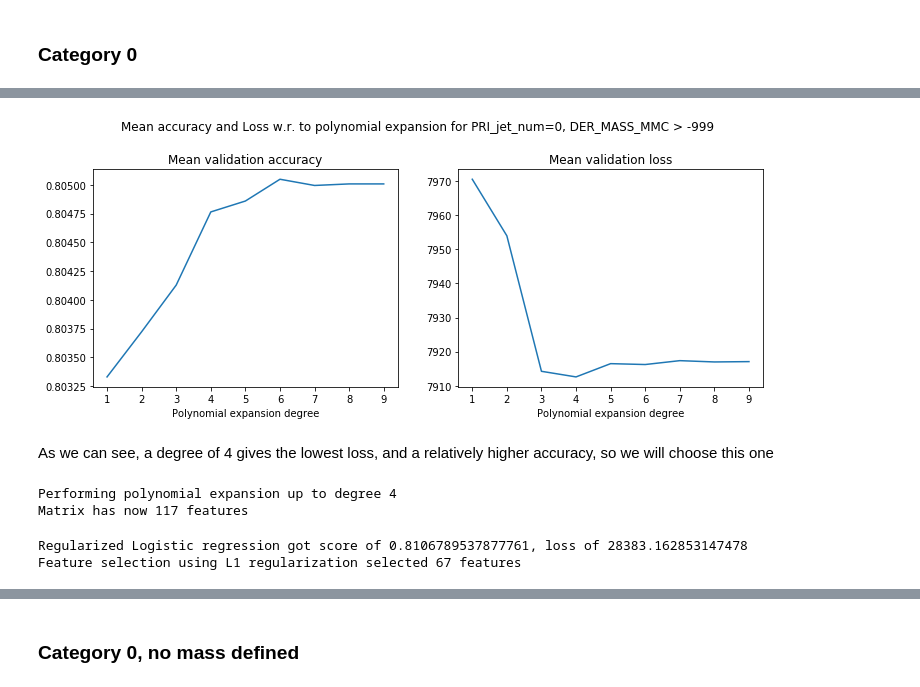
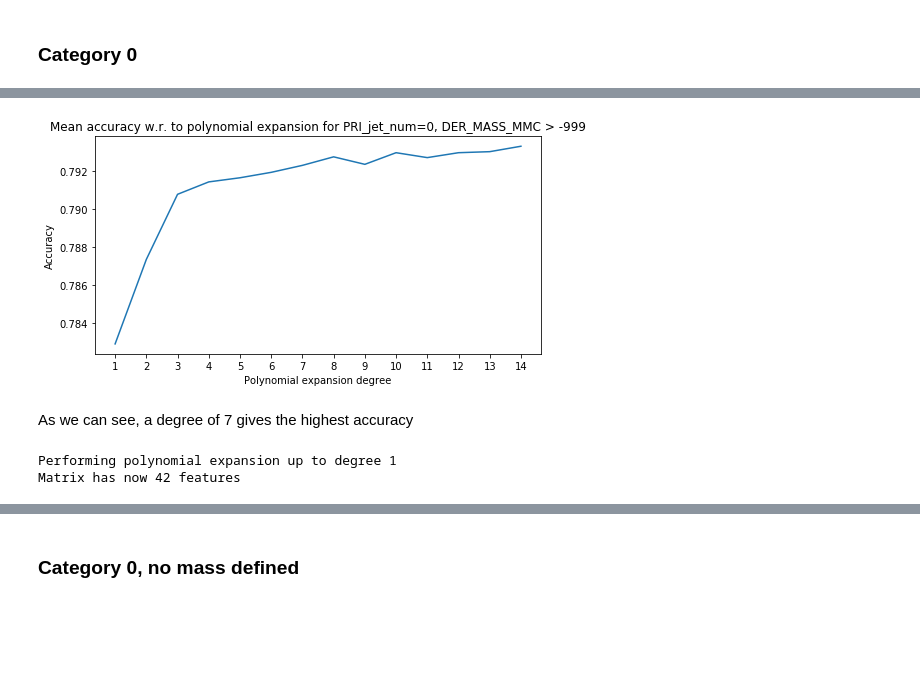
Before and after one commit to ehoelzl/ML_course, a Jupyter notebook: projects/project1/scripts/project1.ipynb, the cells around one changed output, grey strips where cells are left out. Drawn from its saved outputs; the diff is of its cells as text; code cells hidden in the pictures; blank space fills up the shorter version.

```diff
--- a/projects/project1/scripts/project1.ipynb
+++ b/projects/project1/scripts/project1.ipynb
@@ -120,2 +121,0 @@ The first thing to do, since we have 30 features, is to try and grasp which of t
-# %%
-tX_0, matrix_0 = perform_pca(tX_0, headers, pca_threshold, True, None, print_=True)
@@ -133,20 +122,14 @@ We can see that 13 features explain 99.0% of the cumulative variance
 # %%
-cross_validate_degrees(tX_0, y_0, 1e-5, 0, np.arange(1, 10), 4, "Mean accuracy and Loss w.r. to polynomial expansion for PRI_jet_num=0, DER_MASS_MMC > -999")
+cross_validate_degrees(tX_0, y_0, 1e-2, np.arange(1, 15), 4, "Mean accuracy w.r. to polynomial expansion for PRI_jet_num=0, DER_MASS_MMC > -999")
 # %% [output]
-[figure, old version]
+[figure, new version]
 # %% [markdown]
-As we can see, a degree of 4 gives the lowest loss, and a relatively higher accuracy, so we will choose this one
+As we can see, a degree of 7 gives the highest accuracy
 # %%
-degree_0 = 4
-train_ratio = 0.9
-tX_0_exp = expand_features(tX_0, degree_0, print_=True)
+degree_0 = 1
+tX_0_exp = expand_features(tX_0, degree_0)
 # %% [output]
-Performing polynomial expansion up to degree 4
-Matrix has now 117 features
+Performing polynomial expansion up to degree 1
+Matrix has now 42 features
-# %%
-selected_cols_0 = select_features(tX_0_exp, y_0, train_ratio, 1000, 1e-5, 1)
-# %% [output]
-Regularized Logistic regression got score of 0.8106789537877761, loss of 28383.162853147478
-Feature selection using L1 regularization selected 67 features
 # %%
 cross_validate_reg(tX_0_exp, y_0, selected_cols_0, 1e-5, np.logspace(-4, 0, 5), 4, "Mean accuracy and Loss w.r. to Regularization for PRI_jet_num=0, DER_MASS_MMC > -999")
```
Also changed, not shown: parts of 52 cells of this notebook, 4 other files.
